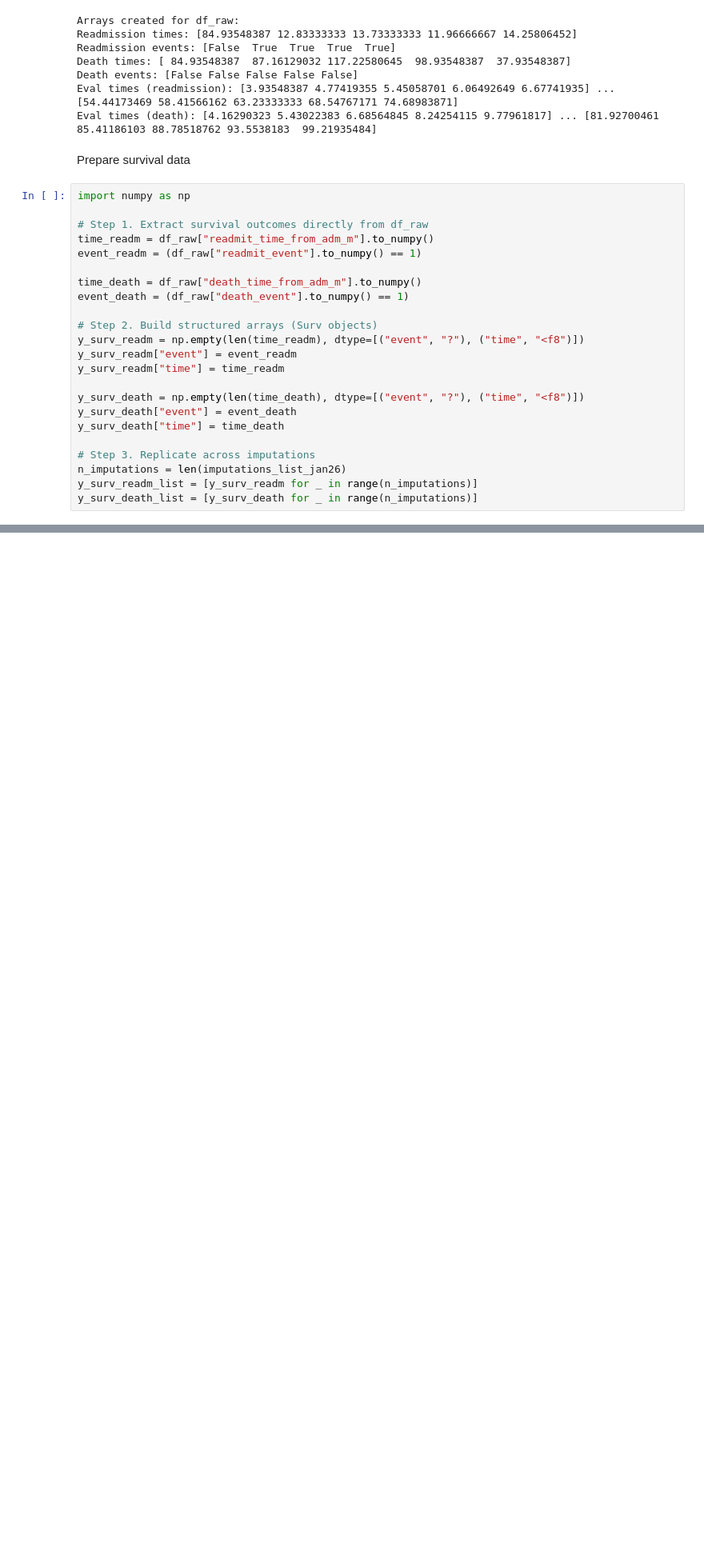
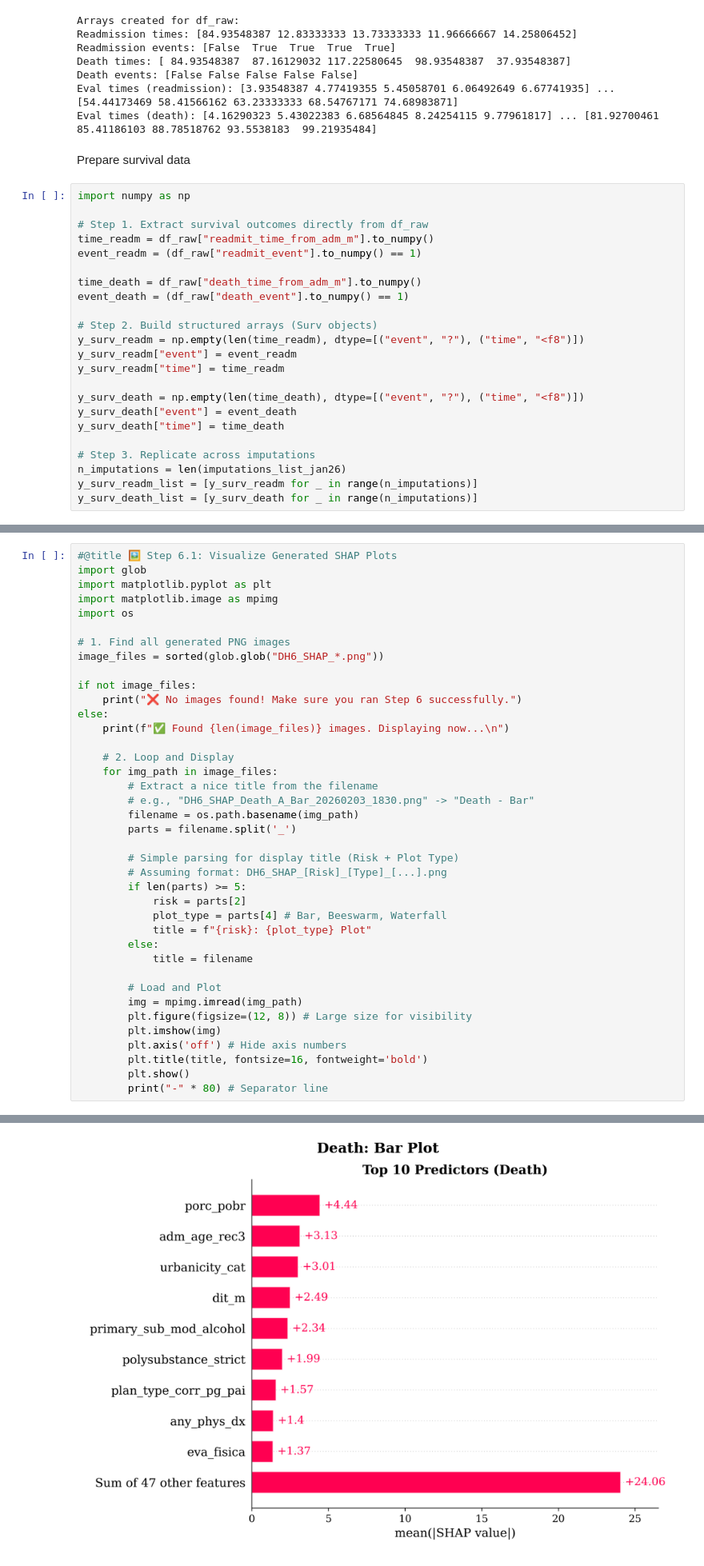
Before and after one commit to FONDECYTACC/cons2025, a Jupyter notebook: DeepHit_jan26.ipynb, the cells around one changed output, grey strips where cells are left out. Shown at 80% size. Drawn from its saved outputs; the diff is of its cells as text; blank space fills up the shorter version.

```diff
--- a/DeepHit_jan26.ipynb
+++ b/DeepHit_jan26.ipynb
@@ -1397,0 +2599,40 @@ except Exception as e:
+# %%
+#@title 🖼️ Step 6.1: Visualize Generated SHAP Plots
+import glob
+import matplotlib.pyplot as plt
+import matplotlib.image as mpimg
+import os
+
+# 1. Find all generated PNG images
+image_files = sorted(glob.glob("DH6_SHAP_*.png"))
+
+if not image_files:
+    print("❌ No images found! Make sure you ran Step 6 successfully.")
+else:
+    print(f"✅ Found {len(image_files)} images. Displaying now...\n")
+
+    # 2. Loop and Display
+    for img_path in image_files:
+        # Extract a nice title from the filename
+        # e.g., "DH6_SHAP_Death_A_Bar_20260203_1830.png" -> "Death - Bar"
+        filename = os.path.basename(img_path)
+        parts = filename.split('_')
+
+        # Simple parsing for display title (Risk + Plot Type)
+        # Assuming format: DH6_SHAP_[Risk]_[Type]_[...].png
+        if len(parts) >= 5:
+            risk = parts[2]
+            plot_type = parts[4] # Bar, Beeswarm, Waterfall
+            title = f"{risk}: {plot_type} Plot"
+        else:
+            title = filename
+
+        # Load and Plot
+        img = mpimg.imread(img_path)
+        plt.figure(figsize=(12, 8)) # Large size for visibility
+        plt.imshow(img)
+        plt.axis('off') # Hide axis numbers
+        plt.title(title, fontsize=16, fontweight='bold')
+        plt.show()
+        print("-" * 80) # Separator line
+# %% [output]
@@ -1397,0 +2640 @@ except Exception as e:
+[figure, added]
```
Also changed, not shown: parts of 53 cells of this notebook.
